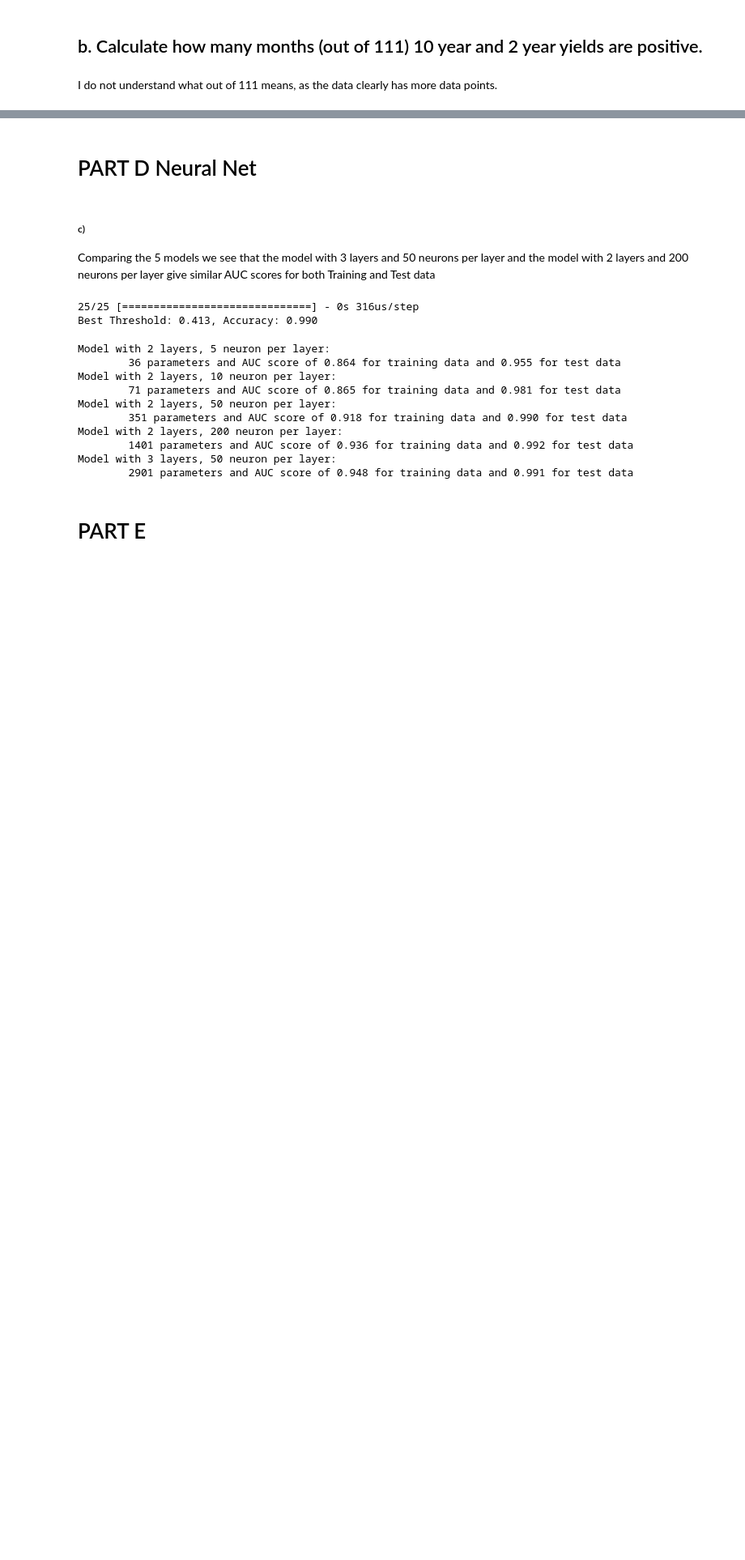
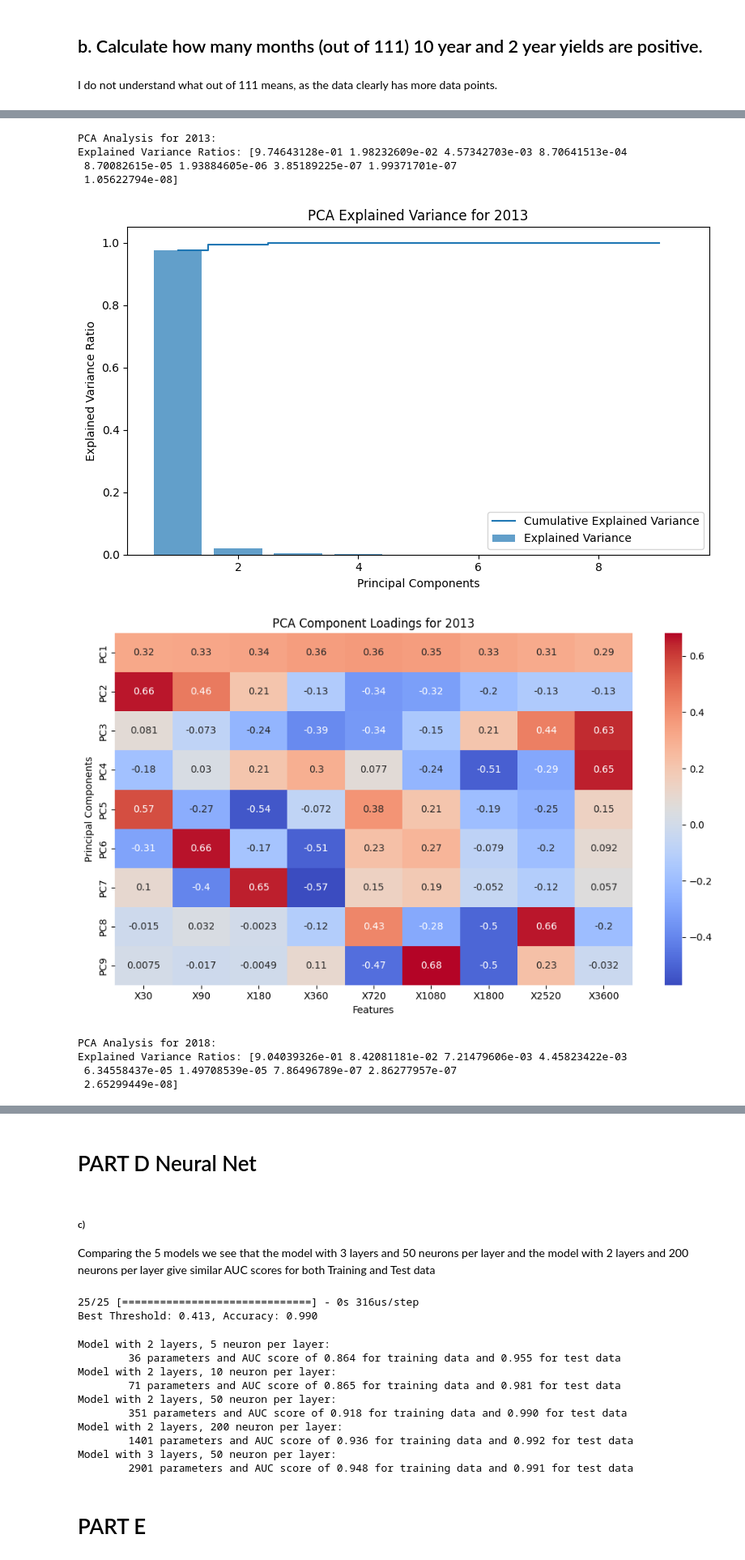
Before and after one commit to damlakayikci/Financial-Applications-of-Machine-Learning, a Jupyter notebook: ps3/main.ipynb, the cells around one changed output, grey strips where cells are left out. Shown: that part at 81% size. Saved outputs shown, nothing was run; the diff lists cells and outputs as text; code cells hidden in the pictures; blank space fills up the shorter version.

```diff
--- a/ps3/main.ipynb
+++ b/ps3/main.ipynb
@@ -885,0 +973,71 @@ Number of months with all-positive daily 2-year yields: 128
+# %%
+import seaborn as sns
+
+data = pd.read_csv('turkish_yields.csv')
+data['Unnamed: 0'] = pd.to_datetime(data['Unnamed: 0'], format='%d.%m.%Y')
+
+def filter_data_by_year(data, year):
+    return data[data['Unnamed: 0'].dt.year == year]
+
+def perform_pca(data, columns):
+    pca = PCA()
+    transformed_data = pca.fit_transform(data[columns])
+    explained_variance = pca.explained_variance_ratio_
+    return explained_variance, pca.components_
+
+def plot_explained_variance(year, explained_variance):
+    plt.figure(figsize=(8, 5))
+    plt.bar(range(1, len(explained_variance) + 1), explained_variance, alpha=0.7, align='center', label='Explained Variance')
+    plt.step(range(1, len(explained_variance) + 1), np.cumsum(explained_variance), where='mid', label='Cumulative Explained Variance')
+    plt.xlabel('Principal Components')
+    plt.ylabel('Explained Variance Ratio')
+    plt.title(f'PCA Explained Variance for {year}')
+    plt.legend(loc='best')
+    plt.tight_layout()
+    plt.show()
+
+def plot_pca_components_heatmap(components, year):
+    plt.figure(figsize=(10, 6))
+    sns.heatmap(components, annot=True, cmap='coolwarm', xticklabels=columns, yticklabels=[f'PC{i+1}' for i in range(len(components))])
+    plt.title(f'PCA Component Loadings for {year}')
+    plt.xlabel('Features')
+    plt.ylabel('Principal Components')
+    plt.tight_layout()
+    plt.show()
+
+columns = ['X30', 'X90', 'X180', 'X360', 'X720', 'X1080', 'X1800', 'X2520', 'X3600']
+
+years = [2013, 2018, 2019]
+results = {}
+
+for year in years:
+    year_data = filter_data_by_year(data, year)
+    if not year_data.empty:
+        explained_variance, components = perform_pca(year_data, columns)
+        results[year] = {'explained_variance': explained_variance, 'components': components}
+        print(f"\nPCA Analysis for {year}:")
+        print(f"Explained Variance Ratios: {explained_variance}")
+        plot_explained_variance(year, explained_variance)
+        plot_pca_components_heatmap(components, year)
+
+plt.figure(figsize=(8, 5))
+for year in years:
+    if year in results:
+        plt.plot(range(1, len(results[year]['explained_variance']) + 1), results[year]['explained_variance'], label=f'{year}')
+plt.xlabel('Principal Components')
+plt.ylabel('Explained Variance Ratio')
+plt.title('Explained Variance Comparison Across Years')
+plt.legend()
+plt.tight_layout()
+plt.show()
+# %% [output]
+PCA Analysis for 2013:
+Explained Variance Ratios: [9.74643128e-01 1.98232609e-02 4.57342703e-03 8.70641513e-04
+ 8.70082615e-05 1.93884605e-06 3.85189225e-07 1.99371701e-07
+ 1.05622794e-08]
+[figure, added]
+[figure, added]
+PCA Analysis for 2018:
+Explained Variance Ratios: [9.04039326e-01 8.42081181e-02 7.21479606e-03 4.45823422e-03
+ 6.34558437e-05 1.49708539e-05 7.86496789e-07 2.86277957e-07
+ 2.65299449e-08]
```
Also changed, not shown: parts of 21 cells of this notebook.
